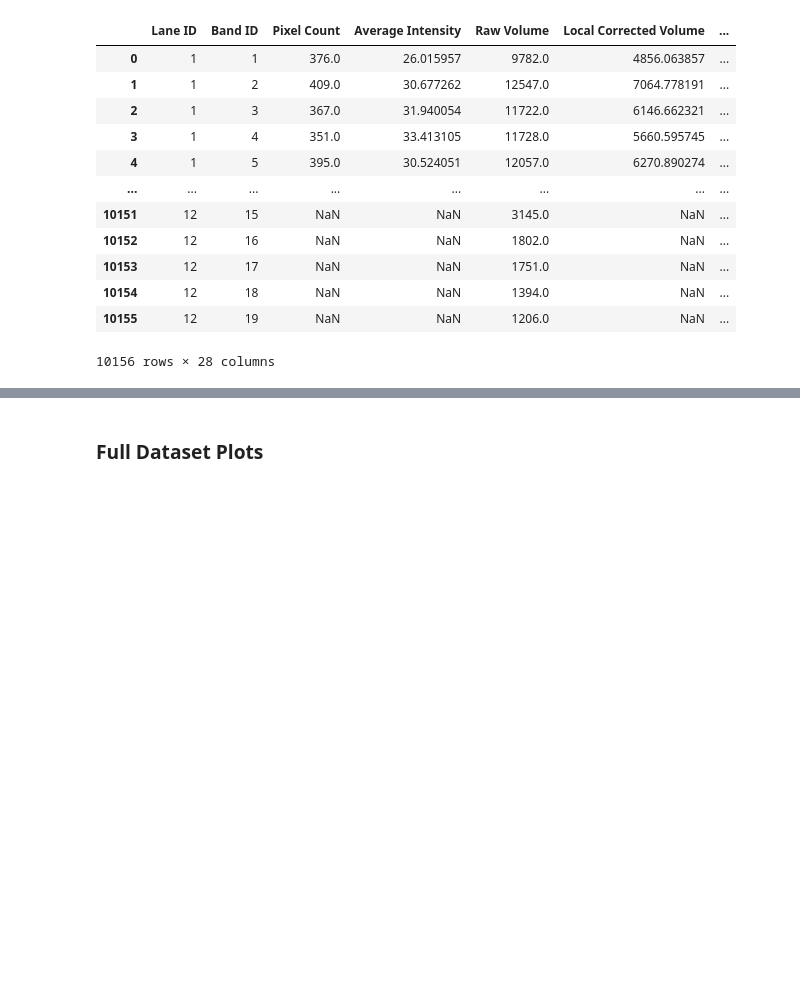
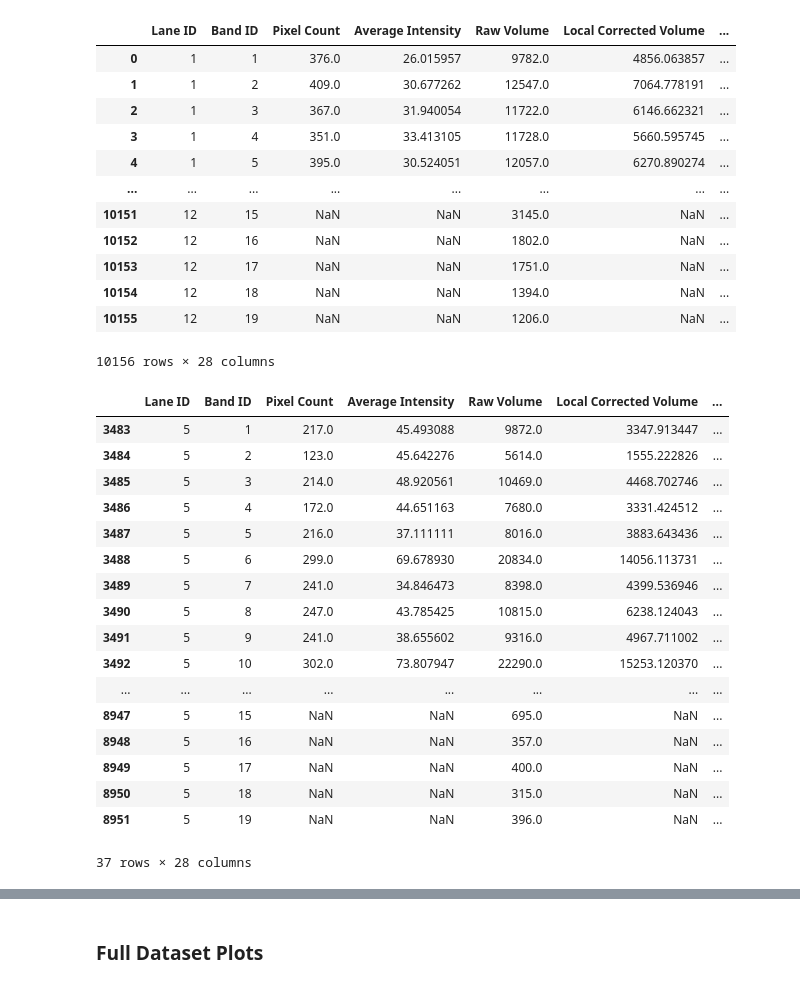
Before and after one commit to mattaq31/GelGenie, a Jupyter notebook: python-gelgenie/statistical_analysis/iterative_testing_notebooks/Analysis on Merged DF.ipynb, the cells around one changed output, grey strips where cells are left out. Saved outputs shown, nothing was run; the diff lists cells and outputs as text; code cells hidden in the pictures; blank space fills up the shorter version.

```diff
--- a/python-gelgenie/statistical_analysis/Analysis on Merged DF.ipynb
+++ b/python-gelgenie/statistical_analysis/iterative_testing_notebooks/Analysis on Merged DF.ipynb
@@ -36,3 +37,24 @@ main_df
 | 10154 | 12 | 18 | NaN | NaN | 1394.0 | NaN | ... |
 | 10155 | 12 | 19 | NaN | NaN | 1206.0 | NaN | ... |
 10156 rows × 28 columns
+# %%
+main_df[(main_df['Gel ID'] == 22) & (main_df['Lane ID'] == 5)]
+# %% [output]
+|  | Lane ID | Band ID | Pixel Count | Average Intensity | Raw Volume | Local Corrected Volume | ... |
+| 3483 | 5 | 1 | 217.0 | 45.493088 | 9872.0 | 3347.913447 | ... |
+| 3484 | 5 | 2 | 123.0 | 45.642276 | 5614.0 | 1555.222826 | ... |
+| 3485 | 5 | 3 | 214.0 | 48.920561 | 10469.0 | 4468.702746 | ... |
+| 3486 | 5 | 4 | 172.0 | 44.651163 | 7680.0 | 3331.424512 | ... |
+| 3487 | 5 | 5 | 216.0 | 37.111111 | 8016.0 | 3883.643436 | ... |
+| 3488 | 5 | 6 | 299.0 | 69.678930 | 20834.0 | 14056.113731 | ... |
+| 3489 | 5 | 7 | 241.0 | 34.846473 | 8398.0 | 4399.536946 | ... |
+| 3490 | 5 | 8 | 247.0 | 43.785425 | 10815.0 | 6238.124043 | ... |
+| 3491 | 5 | 9 | 241.0 | 38.655602 | 9316.0 | 4967.711002 | ... |
+| 3492 | 5 | 10 | 302.0 | 73.807947 | 22290.0 | 15253.120370 | ... |
+| ... | ... | ... | ... | ... | ... | ... | ... |
+| 8947 | 5 | 15 | NaN | NaN | 695.0 | NaN | ... |
+| 8948 | 5 | 16 | NaN | NaN | 357.0 | NaN | ... |
+| 8949 | 5 | 17 | NaN | NaN | 400.0 | NaN | ... |
+| 8950 | 5 | 18 | NaN | NaN | 315.0 | NaN | ... |
+| 8951 | 5 | 19 | NaN | NaN | 396.0 | NaN | ... |
+37 rows × 28 columns
```
Also changed, not shown: parts of 6 cells of this notebook, 2 other files.
